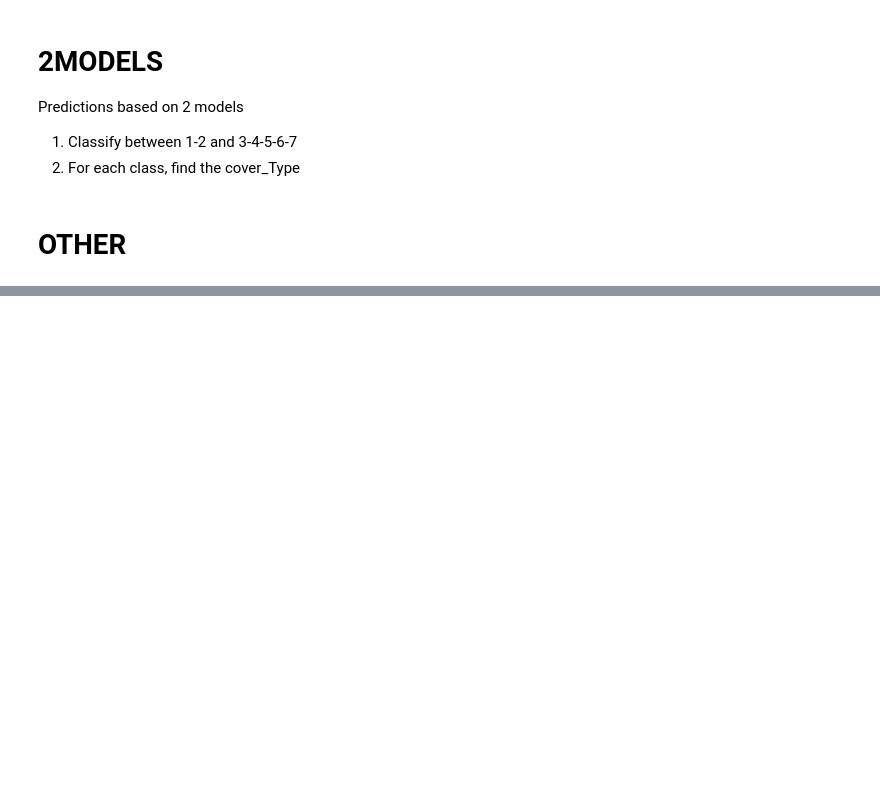
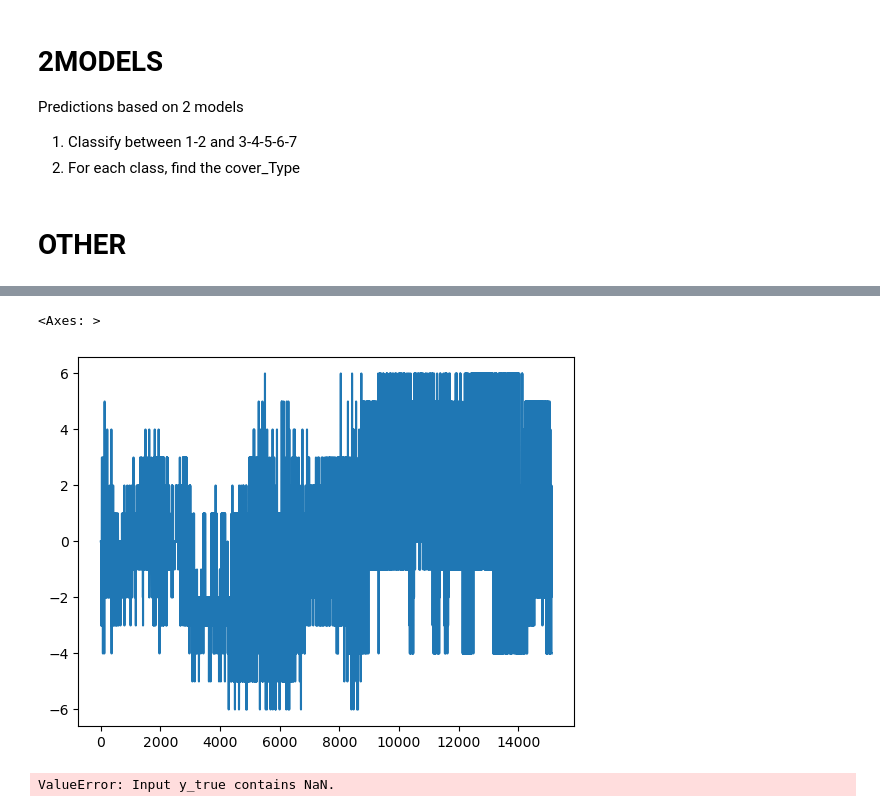
Before and after one commit to matthieudelsart/cover-type-prediction-challenge, a Jupyter notebook: francois.ipynb, the cells around one changed output, grey strips where cells are left out. Cells and saved outputs as stored; diff of their text form; code cells hidden in the pictures; blank space fills up the shorter version.

```diff
--- a/francois.ipynb
+++ b/francois.ipynb
@@ -544,0 +603,24 @@ final_pred.to_csv(f"Output/Submission_pas_triee.csv", index=False)
+# %%
+# Removing those in df_train
+t = predictions_df.drop(predictions_df[predictions_df["Id"].isin(
+    df_train["Id"])].index)
+
+# Adding df_train instead
+predictions_df = pd.concat(
+    [df_train[['Id', 'Cover_Type']], predictions_df], axis=0, ignore_index=True)
+
+# Sorting by Id (just in case)
+predictions_df.sort_values("Id", inplace=True)
+# %%
+t = predictions_df[predictions_df["Id"].isin(
+    df_train["Id"])]
+tmp = df_train.copy()
+tmp.sort_values("Id", inplace=True)
+tmp = tmp[["Id", "Cover_Type"]]
+# t["Cov2"] = tmp["Cover_Type"]
+# pd.concat([t,tmp], axis=1)
+t.reset_index(inplace=True)
+tmp.reset_index(inplace=True)
+
+t["Cov_Vrai"] = tmp["Cover_Type"]
+t["diff"] = t["Cov_Vrai"] - t["Cover_Type"]
@@ -544,0 +654,9 @@ final_pred.to_csv(f"Output/Submission_pas_triee.csv", index=False)
+# %%
+t["diff"].plot()
+# %% [output]
+<Axes: >
+[figure, added]
+# %%
+confusion_matrix(t["Cov2"],t["Cover_Type"])
+# %% [output]
+ValueError: Input y_true contains NaN.
```
Also changed, not shown: parts of 10 cells of this notebook.
